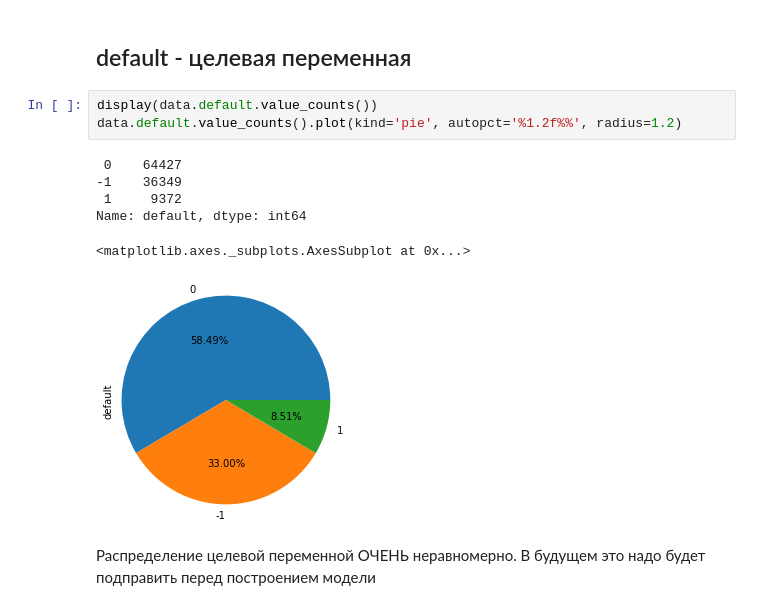
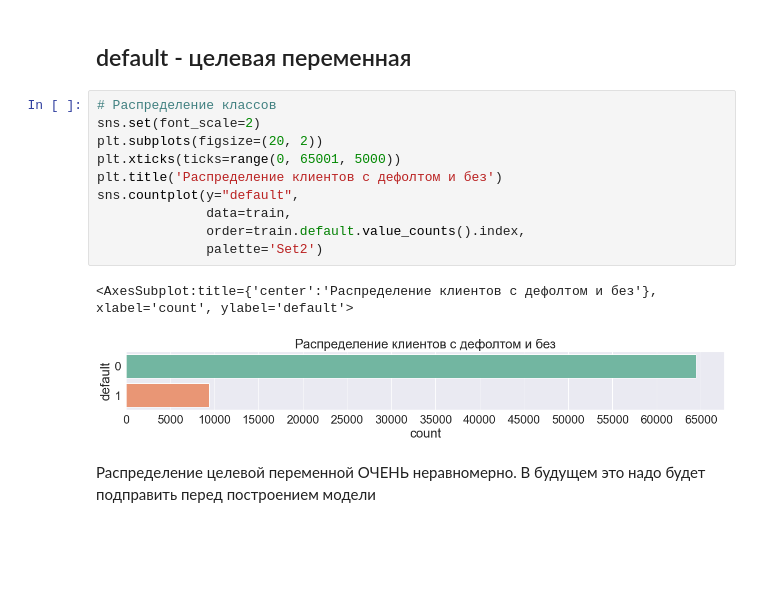
Before and after one commit to IvanAleshin/Skillfactory_projects, a Jupyter notebook: module_4/credit-scoring.ipynb, the cells around one changed output. Saved outputs shown, nothing was run; the diff lists cells and outputs as text; blank space fills up the shorter version.

```diff
--- a/module_4/credit-scoring.ipynb
+++ b/module_4/credit-scoring.ipynb
@@ -290,16 +275,19 @@ def pain_roc_curve(y_test, y_proba, y_pred):
 # Рассмотрим каждый признак отдельно
 # %% [markdown]
 ## default - целевая переменная
-# %%
-display(data.default.value_counts())
-data.default.value_counts().plot(kind='pie', autopct='%1.2f%%', radius=1.2)
-# %% [output]
- 0    64427
--1    36349
- 1     9372
-Name: default, dtype: int64
-<matplotlib.axes._subplots.AxesSubplot at 0x...>
-[figure, removed]
+# %%
+# Распределение классов
+sns.set(font_scale=2)
+plt.subplots(figsize=(20, 2))
+plt.xticks(ticks=range(0, 65001, 5000))
+plt.title('Распределение клиентов с дефолтом и без')
+sns.countplot(y="default",
+              data=train,
+              order=train.default.value_counts().index,
+              palette='Set2')
+# %% [output]
+<AxesSubplot:title={'center':'Распределение клиентов с дефолтом и без'}, xlabel='count', ylabel='default'>
+[figure, added]
 # %% [markdown]
 Распределение целевой переменной ОЧЕНЬ неравномерно. В будущем это надо будет подправить перед построением модели
 # %% [markdown]
```
Also changed, not shown: parts of 30 cells of this notebook.
